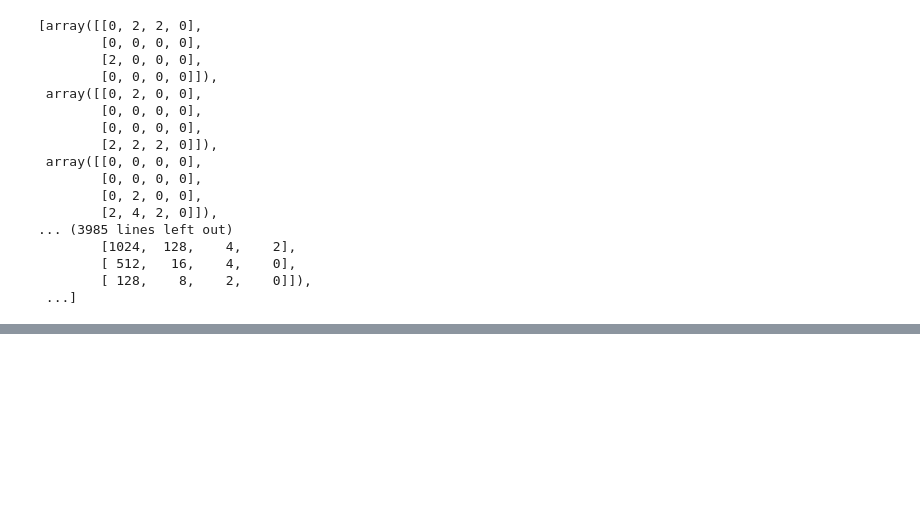
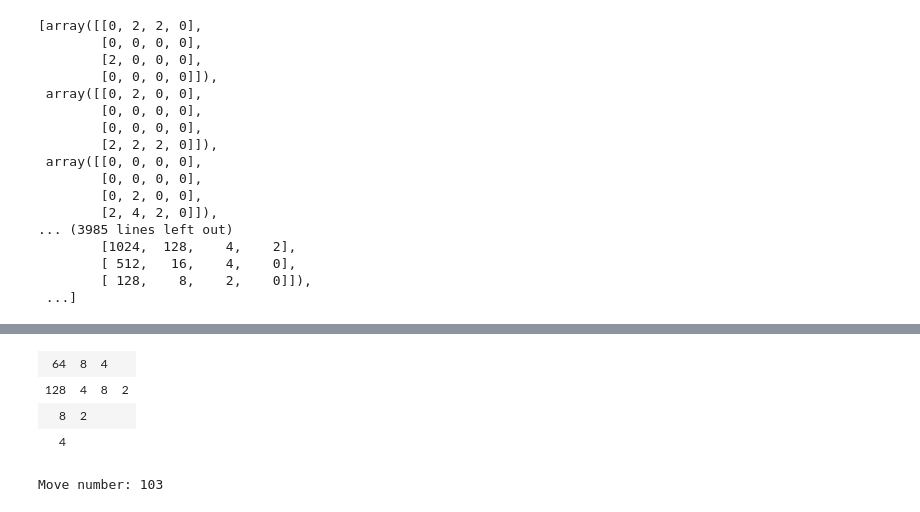
Before and after one commit to Valentin-Laurent/Year-2048, a Jupyter notebook: notebooks/exploration_2048_jb.ipynb, the cells around one changed output, grey strips where cells are left out. Saved outputs shown, nothing was run; the diff lists cells and outputs as text; code cells hidden in the pictures; blank space fills up the shorter version.

```diff
--- a/notebooks/exploration_2048_jb.ipynb
+++ b/notebooks/exploration_2048_jb.ipynb
@@ -325,0 +331,21 @@ for k in best_of['Best']:
+# %%
+i=0
+while i < len(best_of['Best']):
+    result = input()
+    print(f'Move number: {i}')
+    if result == '':
+        clear_output(wait=True)
+        display(HTML(pretty_print(best_of['Best'][i])))
+        i +=1
+        print(f'Move number: {i}')
+    elif result == 'b':
+        clear_output(wait=True)
+        display(HTML(pretty_print(best_of['Best'][i-1])))
+        i -= 1
+        print(f'Move number: {i}')
+# %% [output]
+| 64 | 8 | 4 |  |
+| 128 | 4 | 8 | 2 |
+| 8 | 2 |  |  |
+| 4 |  |  |  |
+Move number: 103
```
Also changed, not shown: parts of 3 cells of this notebook, 2 other files.
